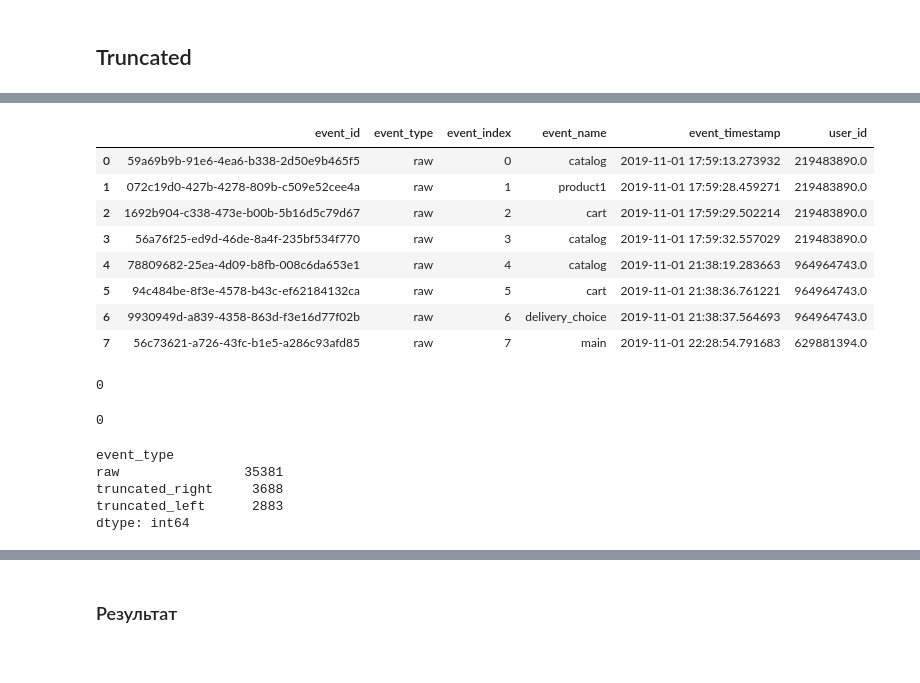
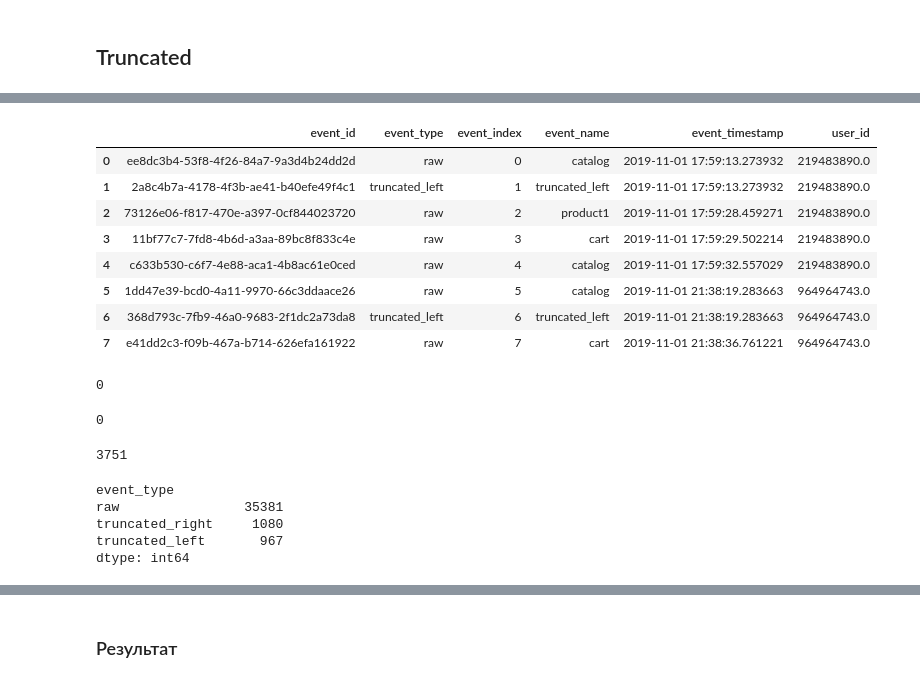
Before and after one commit to retentioneering/retentioneering-tools, a Jupyter notebook: examples/Preprocessing_check#PLAT_73.ipynb, the cells around one changed output, grey strips where cells are left out. Cells and saved outputs as stored; diff of their text form; code cells hidden in the pictures.

```diff
--- a/examples/Preprocessing_check#PLAT_73.ipynb
+++ b/examples/Preprocessing_check#PLAT_73.ipynb
@@ -808,33 +924,33 @@ source_df[source_df['user_id'] == 219483890]
 # %%
 from src.data_processors_lib.rete import TruncatedEvents, TruncatedParams
 params = {
-    'left_truncated_cutoff': (10000, 'm'),
-    'right_truncated_cutoff': (10000, 'm')
+    'left_truncated_cutoff': (1000, 'h'),
+    'right_truncated_cutoff': (4000, 'h')
 }
 
 truncated_events = EventsNode(
     TruncatedEvents(params=TruncatedParams(**params)))
 
 
 graph.add_node(
     node=truncated_events,
     parents=[graph.root]
 )
 
 result = graph.combine(
     node=truncated_events
 )
 result.to_dataframe().head(8)
 # %% [output]
 |  | event_id | event_type | event_index | event_name | event_timestamp | user_id |
-| 0 | 59a69b9b-91e6-4ea6-b338-2d50e9b465f5 | raw | 0 | catalog | 2019-11-01 17:59:13.273932 | 219483890.0 |
-| 1 | 072c19d0-427b-4278-809b-c509e52cee4a | raw | 1 | product1 | 2019-11-01 17:59:28.459271 | 219483890.0 |
-| 2 | 1692b904-c338-473e-b00b-5b16d5c79d67 | raw | 2 | cart | 2019-11-01 17:59:29.502214 | 219483890.0 |
-| 3 | 56a76f25-ed9d-46de-8a4f-235bf534f770 | raw | 3 | catalog | 2019-11-01 17:59:32.557029 | 219483890.0 |
-| 4 | 78809682-25ea-4d09-b8fb-008c6da653e1 | raw | 4 | catalog | 2019-11-01 21:38:19.283663 | 964964743.0 |
-| 5 | 94c484be-8f3e-4578-b43c-ef62184132ca | raw | 5 | cart | 2019-11-01 21:38:36.761221 | 964964743.0 |
-| 6 | 9930949d-a839-4358-863d-f3e16d77f02b | raw | 6 | delivery_choice | 2019-11-01 21:38:37.564693 | 964964743.0 |
-| 7 | 56c73621-a726-43fc-b1e5-a286c93afd85 | raw | 7 | main | 2019-11-01 22:28:54.791683 | 629881394.0 |
+| 0 | ee8dc3b4-53f8-4f26-84a7-9a3d4b24dd2d | raw | 0 | catalog | 2019-11-01 17:59:13.273932 | 219483890.0 |
+| 1 | 2a8c4b7a-4178-4f3b-ae41-b40efe49f4c1 | truncated_left | 1 | truncated_left | 2019-11-01 17:59:13.273932 | 219483890.0 |
+| 2 | 73126e06-f817-470e-a397-0cf844023720 | raw | 2 | product1 | 2019-11-01 17:59:28.459271 | 219483890.0 |
+| 3 | 11bf77c7-7fd8-4b6d-a3aa-89bc8f833c4e | raw | 3 | cart | 2019-11-01 17:59:29.502214 | 219483890.0 |
+| 4 | c633b530-c6f7-4e88-aca1-4b8ac61e0ced | raw | 4 | catalog | 2019-11-01 17:59:32.557029 | 219483890.0 |
+| 5 | 1dd47e39-bcd0-4a11-9970-66c3ddaace26 | raw | 5 | catalog | 2019-11-01 21:38:19.283663 | 964964743.0 |
+| 6 | 368d793c-7fb9-46a0-9683-2f1dc2a73da8 | truncated_left | 6 | truncated_left | 2019-11-01 21:38:19.283663 | 964964743.0 |
+| 7 | e41dd2c3-f09b-467a-b714-626efa161922 | raw | 7 | cart | 2019-11-01 21:38:36.761221 | 964964743.0 |
 # %%
 df5 = result.to_dataframe()
 print(source_df.duplicated(['event_name', 'event_timestamp', 'user_id']).sum())
@@ -842,11 +958,15 @@ df5.duplicated(['event_name', 'event_timestamp', 'user_id']).sum()
 # %% [output]
 0
 0
+# %%
+df5['user_id'].nunique()
+# %% [output]
+3751
 # %%
 df5.value_counts('event_type')
 # %% [output]
 event_type
 raw                35381
-truncated_right     3688
-truncated_left      2883
+truncated_right     1080
+truncated_left       967
 dtype: int64
```
Also changed, not shown: parts of 116 cells of this notebook, 1 other file.
